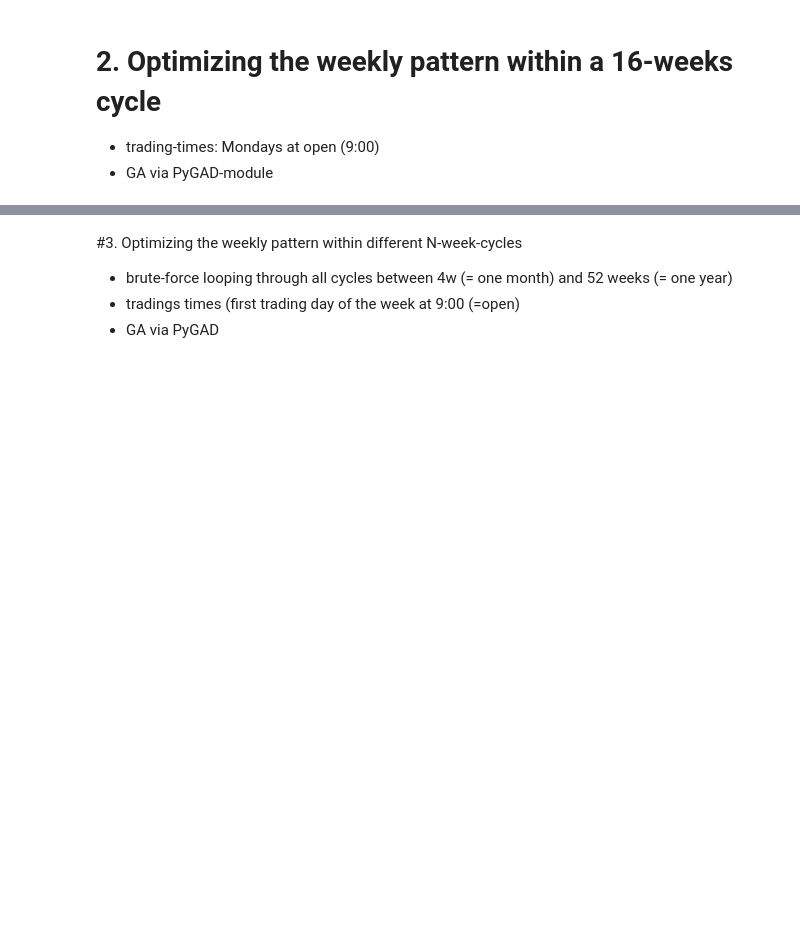
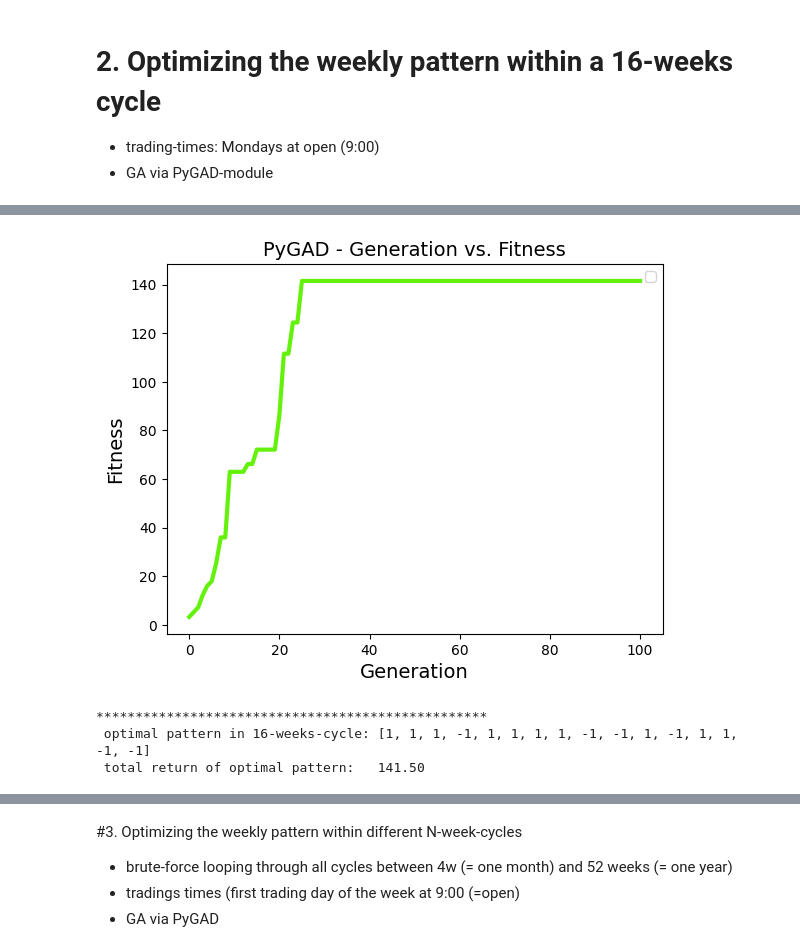
Before and after one commit to tluxxx/weekly-pattern-in-stock-markets, a Jupyter notebook: weekly_patterns_(part_2_N_weeks_cycle_with_optimized_pattern).ipynb, the cells around one changed output, grey strips where cells are left out. Drawn from its saved outputs; the diff is of its cells as text; code cells hidden in the pictures; blank space fills up the shorter version.

Commit message:
complete reworks, importing of helper functions, adding trade statistics etc.

```diff
--- a/weekly_patterns_(part_2_N_weeks_cycle_with_optimized_pattern).ipynb
+++ b/weekly_patterns_(part_2_N_weeks_cycle_with_optimized_pattern).ipynb
@@ -34,11 +45,3 @@ start_date = '2000-01-01'
 price = yf.download('^GDAXI', start=start_date, end=end_date)
 # %% [output]
 [*********************100%%**********************]  1 of 1 completed
-# %%
-# preparation: resampling daily to weekly data, numbering weeks
-price['date'] = price.index
-df_input = {'start_w': price.date.resample('W').first(),
-             'price': price.Open.resample('W').first()}
-price_w = pd.DataFrame(df_input)
-price_w = price_w.assign(week_nb=range(len(price_w)))
-price_w.set_index('start_w', inplace=True)
@@ -73,14 +51,3 @@ def pnl_plotting(pnl, title):
 
 *   trading-times: Mondays at open (9:00)
 *   GA via PyGAD-module
-# %%
-# function to be optimized via GA --> strat --> max
-
-def opt_pattern1(ga_instance,pos,pos_idx):
-  pos_dict = dict(enumerate(pos))
-  cycle = len(pos)
-  # calculation of week-type and resulting positions depending on the shift
-  price_w['week_type'] = (price_w['week_nb']) % cycle
-  price_w['pos'] = price_w['week_type'].map(pos_dict)
-  pnl, buh, strat, strat2  = pnl_calculation(price_w)
-  return strat
@@ -89,9 +56,22 @@ cycle = 16
+# %%
+# transforming daily into weekly data and setting parameters for [2000-2018]
+price_w = transforming_daily_weekly_open(price)
+n = 16
+price_w_original = price_w[price_w.index < '2018-12-31']
 # %%
-ga_instance = pygad.GA(num_generations=60,
+# GA specific section
+
+# function to be optimized via GA --> strat-returns --> max
+def opt_pattern1(ga_instance, pos, pos_idx):
+  pos_weekly(price_w_run_opt, pos, shift=0)
+  return pnl_calculation_basic(price_w_run_opt)
+
+# definition of GA-instance
+ga_instance = pygad.GA(num_generations=150,
                        num_parents_mating=4,
                        fitness_func=opt_pattern1,
                        sol_per_pop=8,
-                       num_genes=cycle,
+                       num_genes=n,
                        gene_type=int,
                        gene_space=[-1, 0, 1],
                        mutation_percent_genes=10,
@@ -112,0 +79,10 @@ WARNING:matplotlib.legend:No artists with labels found to put in legend.  Note t
+# %%
+# performing GA-optimisation, plotting fittnes function and printing results
+price_w_run_opt = price_w_original
+ga_instance.run()
+pos, strat, strat_idx = ga_instance.best_solution()
+fig = ga_instance.plot_fitness()
+print('**************************************************')
+print(f' optimal pattern in 16-weeks-cycle: {pos.tolist()}')
+print(f' total return of optimal pattern:   {strat:.2f}')
+# %% [output]
@@ -112,0 +90,4 @@ WARNING:matplotlib.legend:No artists with labels found to put in legend.  Note t
+[figure, added]
+**************************************************
+ optimal pattern in 16-weeks-cycle: [1, 1, 1, -1, 1, 1, 1, 1, -1, -1, 1, -1, 1, 1, -1, -1]
+ total return of optimal pattern:   141.50
```
Also changed, not shown: parts of 34 cells of this notebook.
